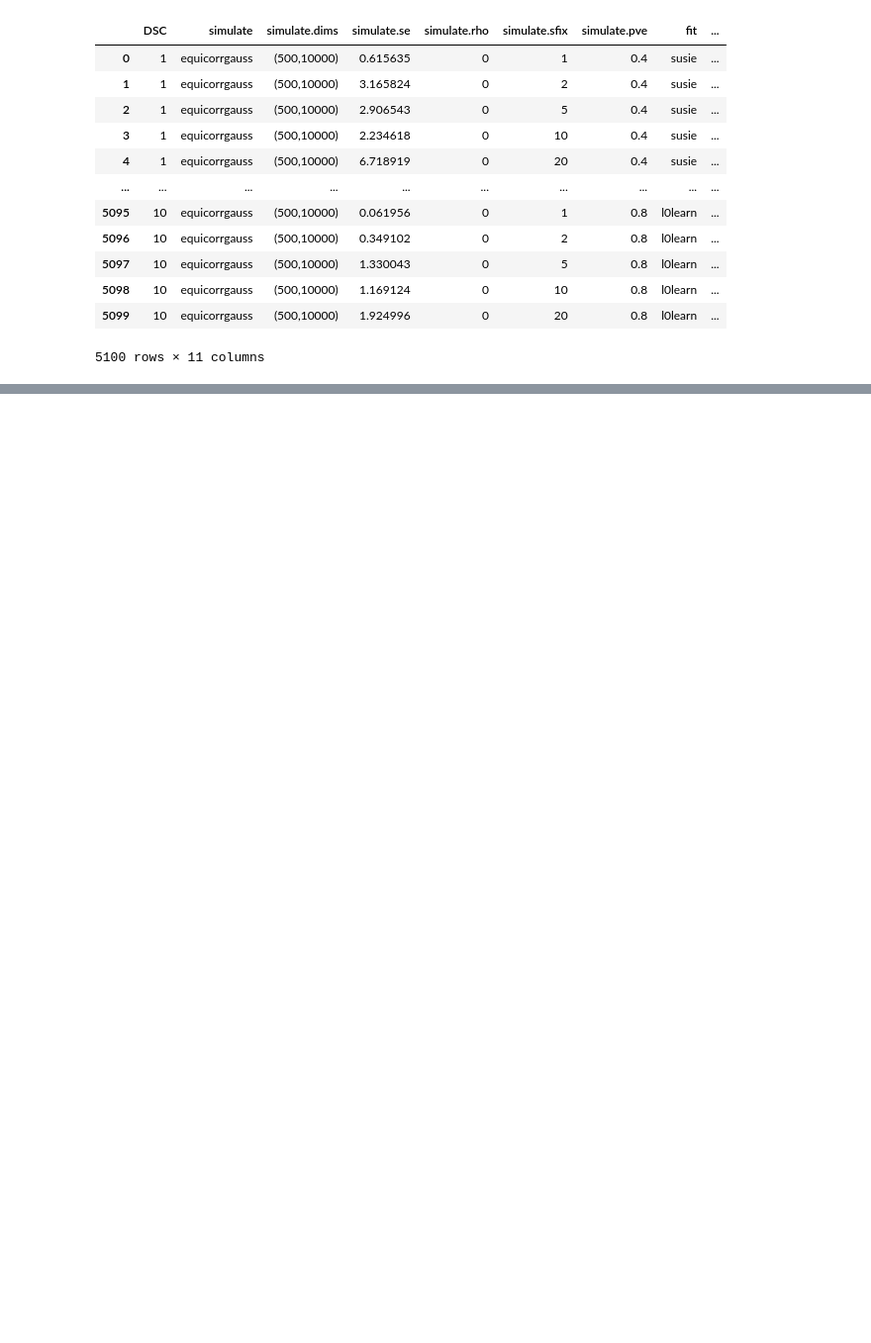
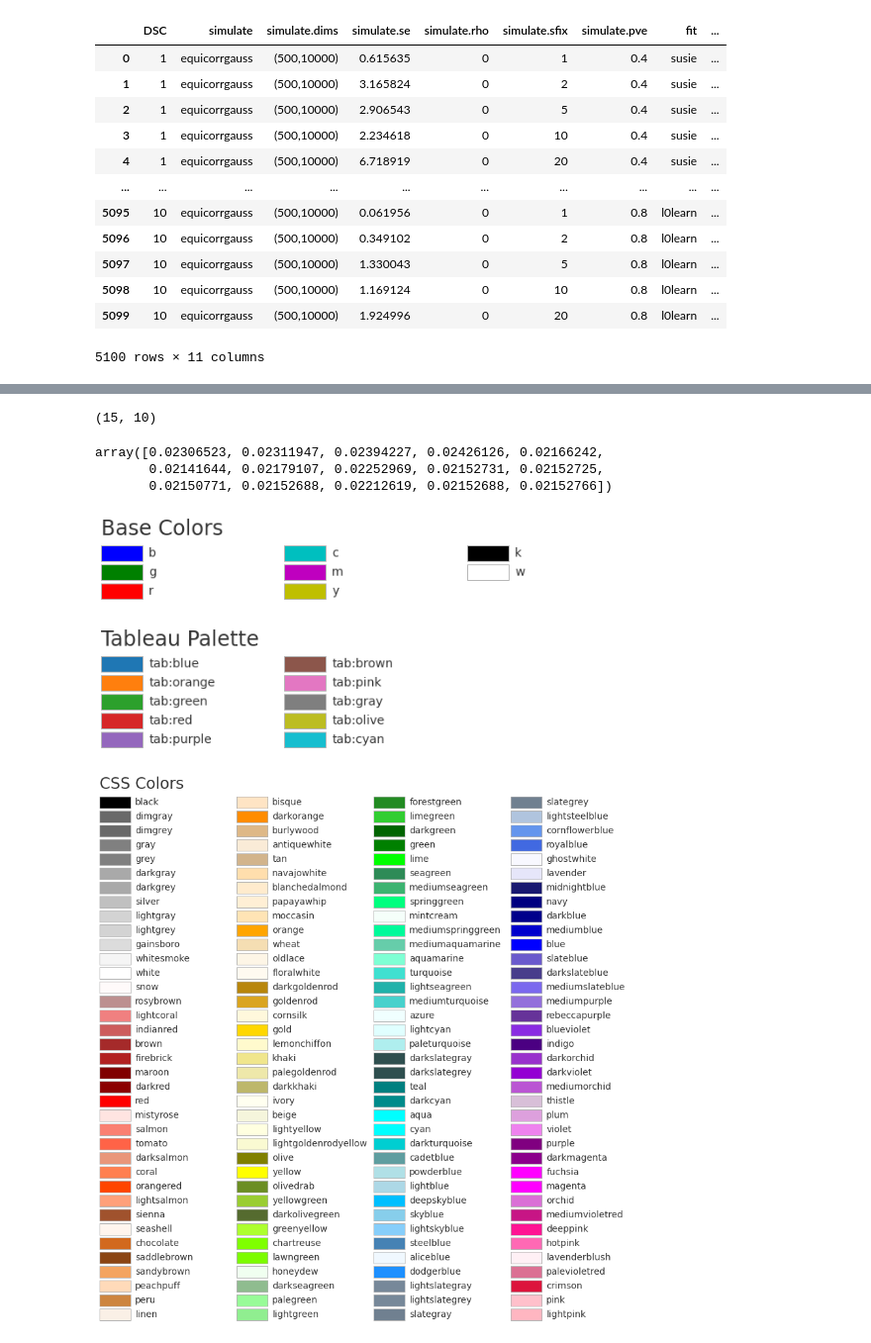
Before and after one commit to banskt/gradvi-experiments, a Jupyter notebook: analysis/fig_template_methods_on_xaxis.ipynb, the cells around one changed output, grey strips where cells are left out. Shown at 99% size. Saved outputs shown, nothing was run; the diff lists cells and outputs as text; code cells hidden in the pictures; blank space fills up the shorter version.

```diff
--- a/analysis/fig_template_methods_on_xaxis.ipynb
+++ b/analysis/fig_template_methods_on_xaxis.ipynb
@@ -251,2 +260,18 @@ dscout
+# %%
+scores.shape
+# %% [output]
+(15, 10)
+# %%
+np.median(scores, axis = 1)
+# %% [output]
+array([0.02306523, 0.02311947, 0.02394227, 0.02426126, 0.02166242,
+       0.02141644, 0.02179107, 0.02252969, 0.02152731, 0.02152725,
+       0.02150771, 0.02152688, 0.02212619, 0.02152688, 0.02152766])
+# %%
+mpl_utils.named_colors()
+# %% [output]
+[figure, added]
+[figure, added]
+[figure, added]
 # %%
 import collections
```
Also changed, not shown: parts of 8 cells of this notebook, 5 other files.
